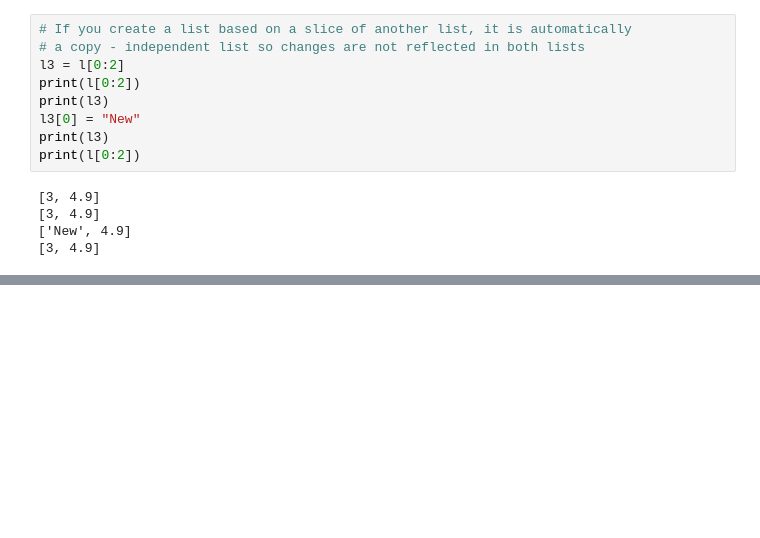
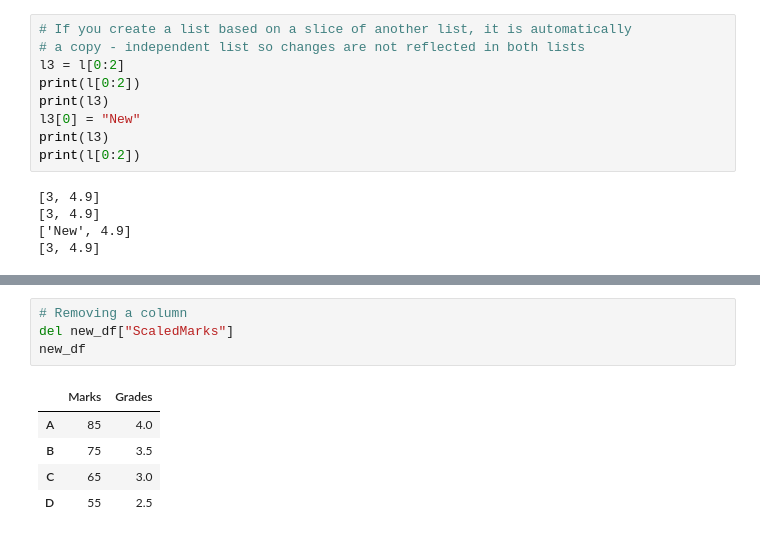
Before and after one commit to josem279/python_practice, a Jupyter notebook: Mastering_Python_Tutorial/MasteringPython_Part2.ipynb, the cells around one changed output, grey strips where cells are left out. Cells and saved outputs as stored; diff of their text form; blank space fills up the shorter version.

```diff
--- a/Mastering_Python_Tutorial/MasteringPython_Part2.ipynb
+++ b/Mastering_Python_Tutorial/MasteringPython_Part2.ipynb
@@ -165,0 +574,10 @@ print(l[0:2])
+# %%
+# Removing a column
+del new_df["ScaledMarks"]
+new_df
+# %% [output]
+|  | Marks | Grades |
+| A | 85 | 4.0 |
+| B | 75 | 3.5 |
+| C | 65 | 3.0 |
+| D | 55 | 2.5 |
```
Also changed, not shown: parts of 83 cells of this notebook.
